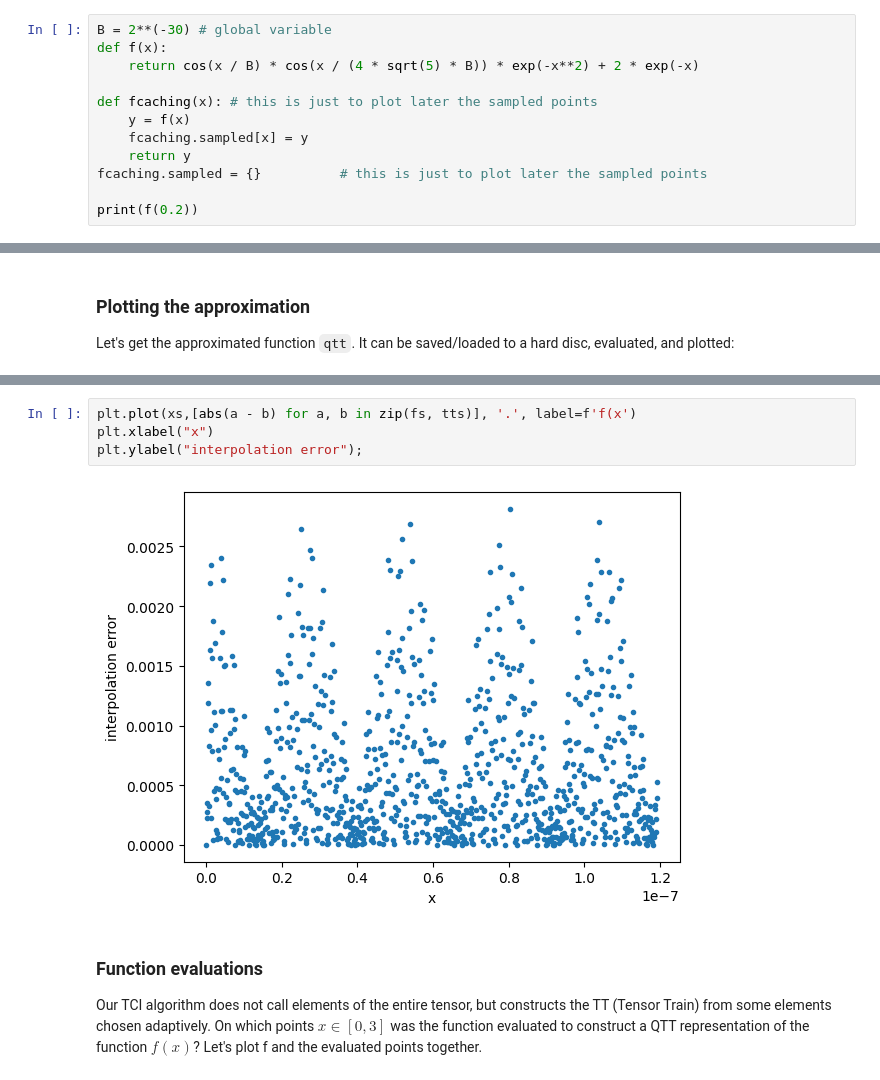
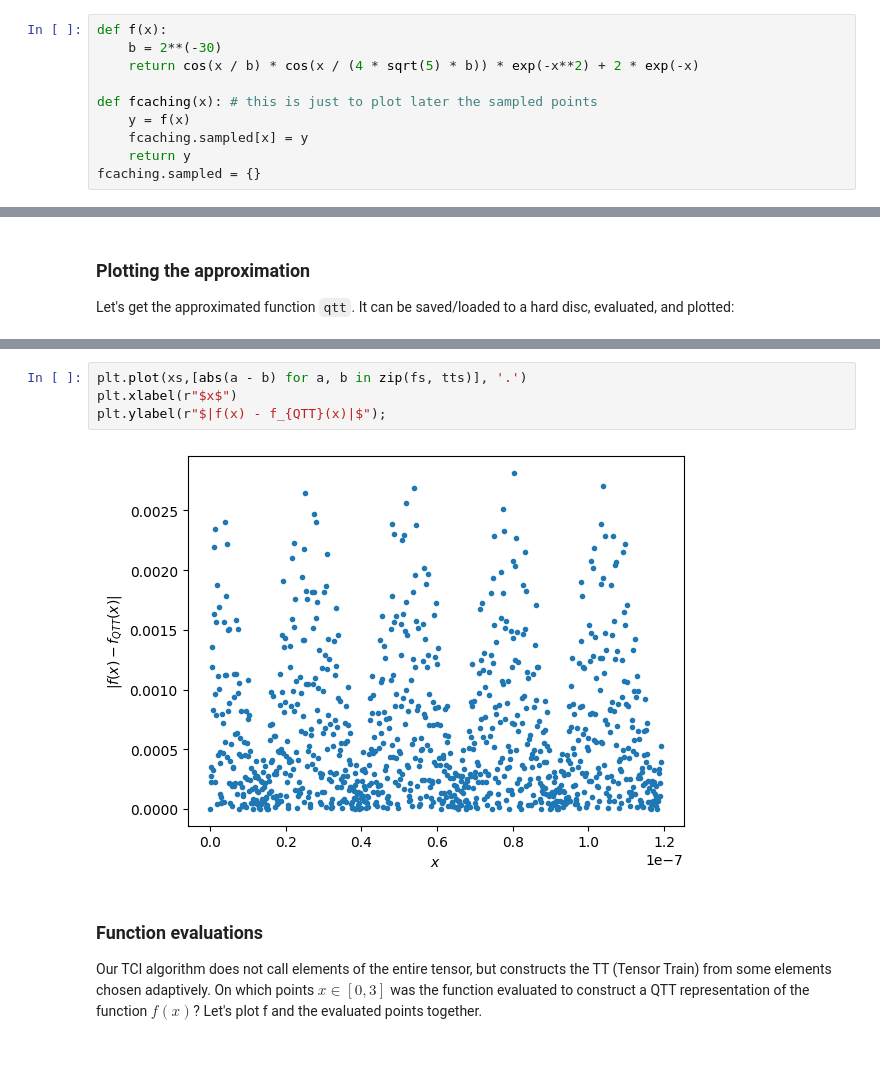
Before and after one commit to tensor4all/xfac, a Jupyter notebook: docs/tutorial-python/quantics1d.ipynb, the cells around one changed output, grey strips where cells are left out. Saved outputs shown, nothing was run; the diff lists cells and outputs as text.

```diff
--- a/docs/tutorial-python/quantics1d.ipynb
+++ b/docs/tutorial-python/quantics1d.ipynb
@@ -20,12 +23,10 @@ where $B = 2^{-30}$. In python, this can be written as below:
 # %%
-B = 2**(-30) # global variable
 def f(x):
-    return cos(x / B) * cos(x / (4 * sqrt(5) * B)) * exp(-x**2) + 2 * exp(-x)
+    b = 2**(-30)
+    return cos(x / b) * cos(x / (4 * sqrt(5) * b)) * exp(-x**2) + 2 * exp(-x)
 
 def fcaching(x): # this is just to plot later the sampled points
     y = f(x)
     fcaching.sampled[x] = y
     return y
-fcaching.sampled = {}          # this is just to plot later the sampled points
-
-print(f(0.2))
+fcaching.sampled = {}
@@ -109,9 +107,9 @@ Let's plot of $x$ vs interpolation error $\log(|f(x) - \mathrm{ci}(x)|)$ for sma
 # %%
-plt.plot(xs,[abs(a - b) for a, b in zip(fs, tts)], '.', label=f'f(x')
-plt.xlabel("x")
-plt.ylabel("interpolation error");
+plt.plot(xs,[abs(a - b) for a, b in zip(fs, tts)], '.')
+plt.xlabel(r"$x$")
+plt.ylabel(r"$|f(x) - f_{QTT}(x)|$");
 # %% [output]
-[figure, old version]
+[figure, new version]
 # %% [markdown]
 ### Function evaluations
 
```
Also changed, not shown: parts of 15 cells of this notebook.
